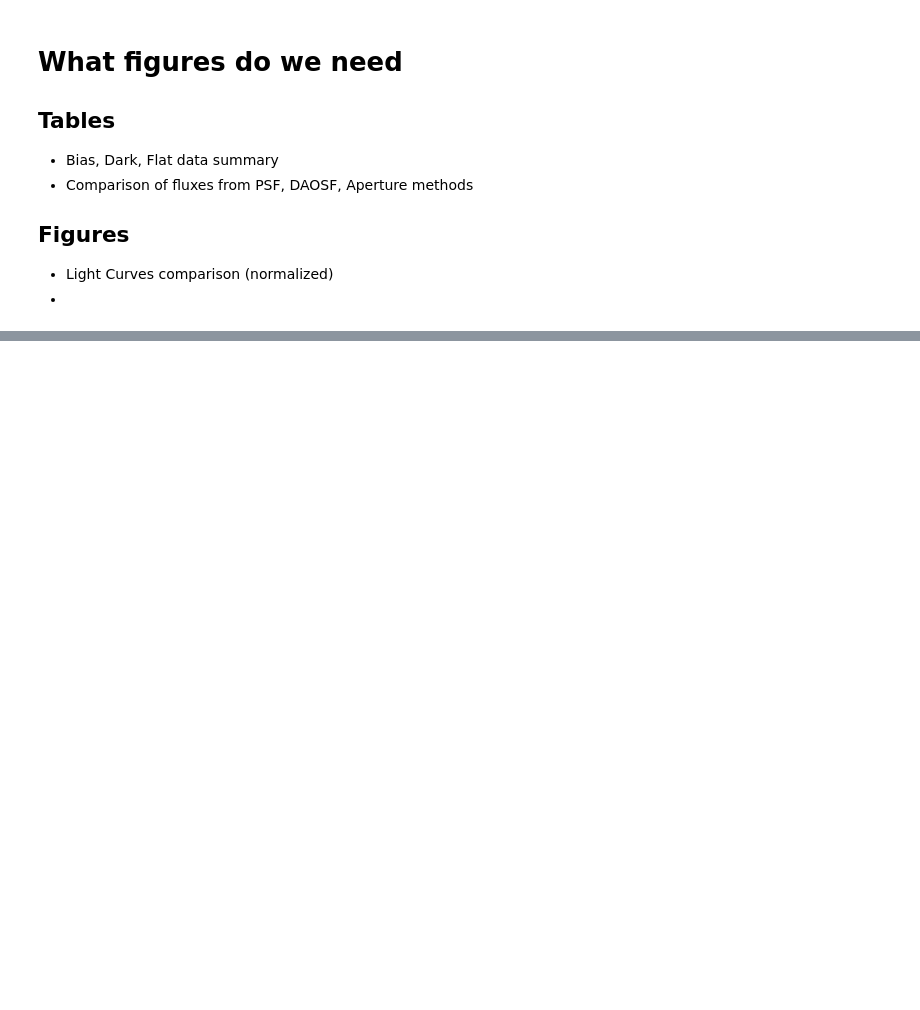
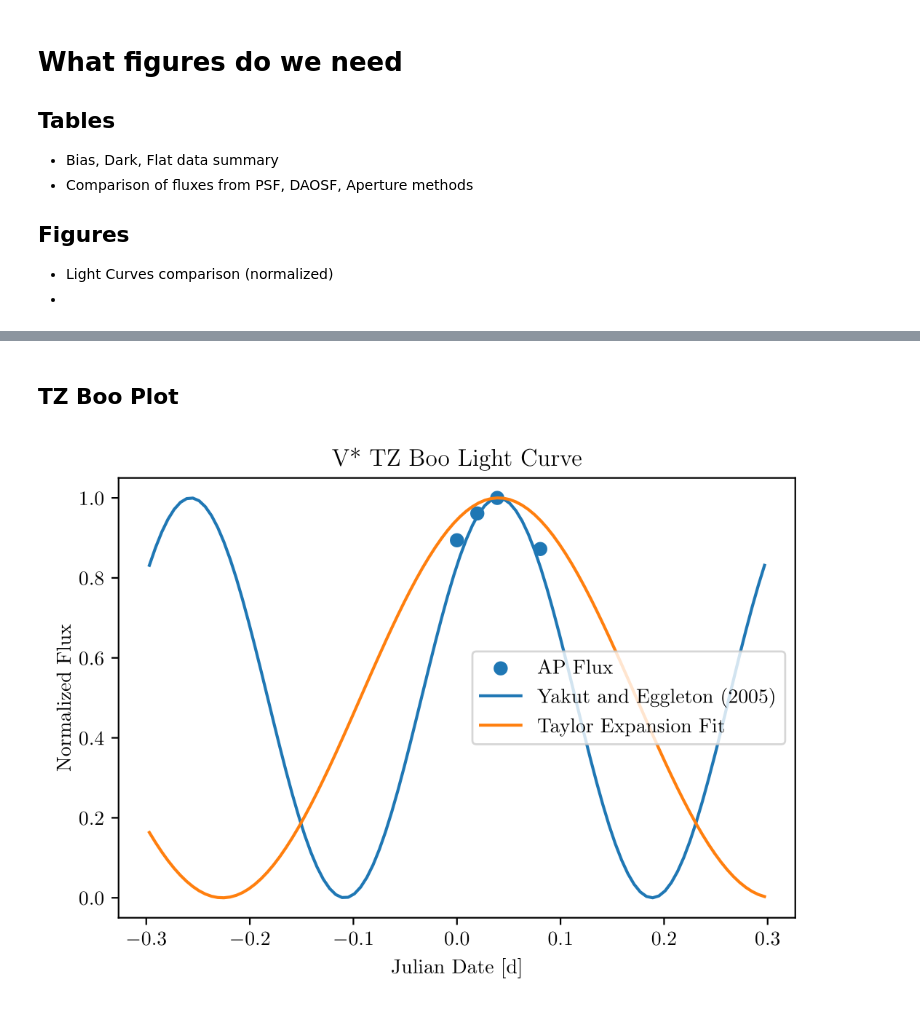
Before and after one commit to matt-ketk/astr-480, a Jupyter notebook: analysis/PaperFigures.ipynb, the cells around one changed output, grey strips where cells are left out. Saved outputs shown, nothing was run; the diff lists cells and outputs as text; code cells hidden in the pictures; blank space fills up the shorter version.

```diff
--- a/analysis/PaperFigures.ipynb
+++ b/analysis/PaperFigures.ipynb
@@ -26,6 +28,7 @@ tzboo_dir = './data/tz_boo'
 cccom_dir = './data/cc_com'
 # %%
 matplotlib.use('pgf')
+matplotlib.rcParams['figure.dpi'] = 200
 matplotlib.rcParams.update({
     'pgf.texsystem': 'pdflatex',
     'font.family': 'serif',
@@ -43,0 +53,39 @@ matplotlib.rcParams.update({
+# %%
+def lc_from_period(t, phase, period):
+    return 0.5 * (1 + np.cos(2 * np.pi / period * (t - phase)))
+# %% [markdown]
+## TZ Boo Plot
+# %%
+tz_fit = pd.read_csv('./results/tz_fit_params.csv')
+tz_data = BinnedTimeSeries.read(
+    './results/tzboo_results.csv',
+    time_bin_start_column='time_bin_start',
+    time_bin_size_column='time_bin_size',
+    time_bin_size_unit=u.s
+)
+
+tz_data = {
+    'time' : tz_data.time_bin_start.jd - tz_data.time_bin_start.jd.min(),
+    'ap flux' : tz_data['AP flux'] / tz_data['AP flux'].max()
+}
+
+tz_period_ye = 0.297
+
+fig, ax = plt.subplots()
+
+fit_domain = np.linspace(-1 * tz_period_ye, 1 * tz_period_ye, 100)
+tz_curve_ye = lc_from_period(fit_domain, 0.04, tz_period_ye)
+tz_curve_fit = lc_from_period(fit_domain, 0.04, tz_fit['period'][0])
+
+ax.scatter(tz_data['time'], tz_data['ap flux'], label='AP Flux')
+ax.plot(fit_domain, tz_curve_ye, label='Yakut and Eggleton (2005)')
+ax.plot(fit_domain, tz_curve_fit, label='Taylor Expansion Fit')
+ax.legend()
+ax.set_xlabel('Julian Date [d]')
+ax.set_ylabel('Normalized Flux')
+ax.set_title('V* TZ Boo Light Curve')
+
+fig.savefig('../paper/figures/tz-boo_lightcurve.pgf')
+# fig.savefig('../paper/figures/tz-boo_lightcurve.png')
+# %% [output]
+[figure, added]
```
Also changed, not shown: parts of 4 cells of this notebook, 12 other files.
